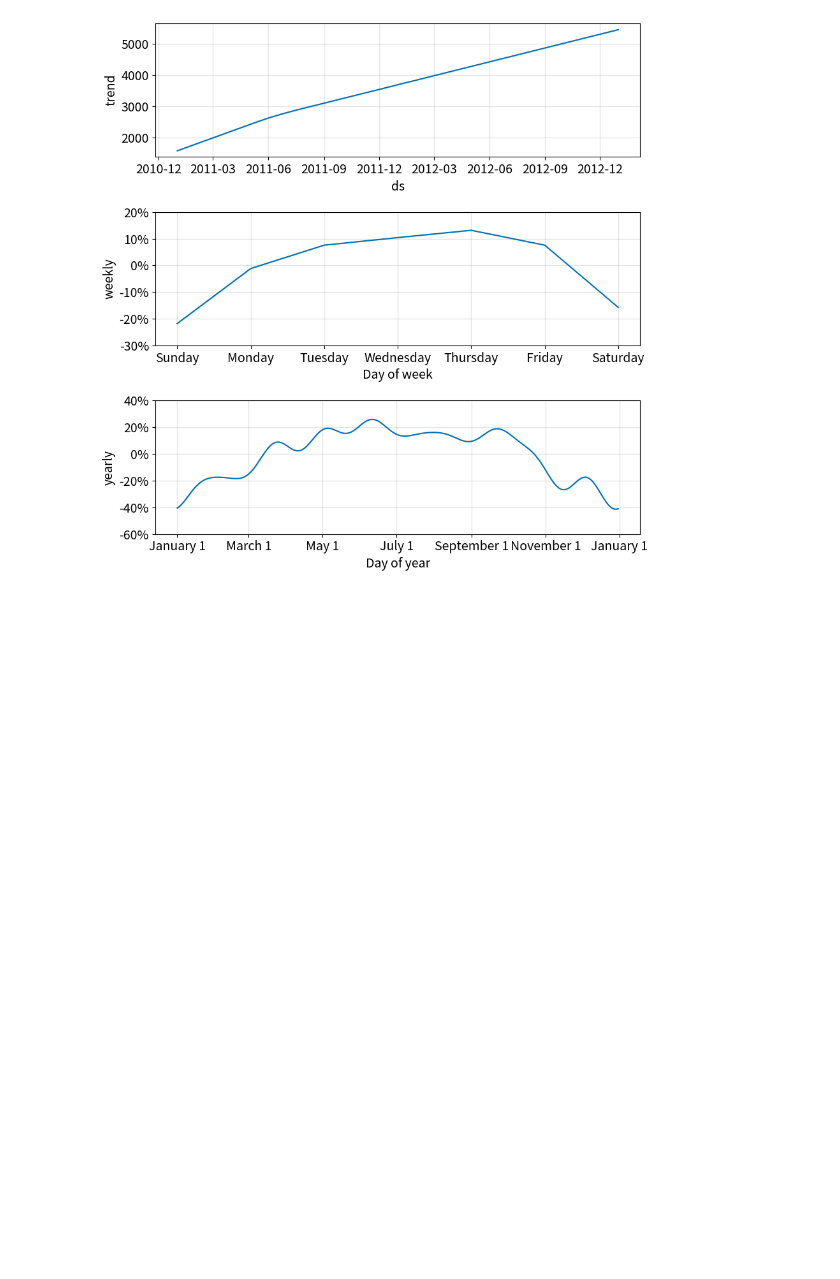
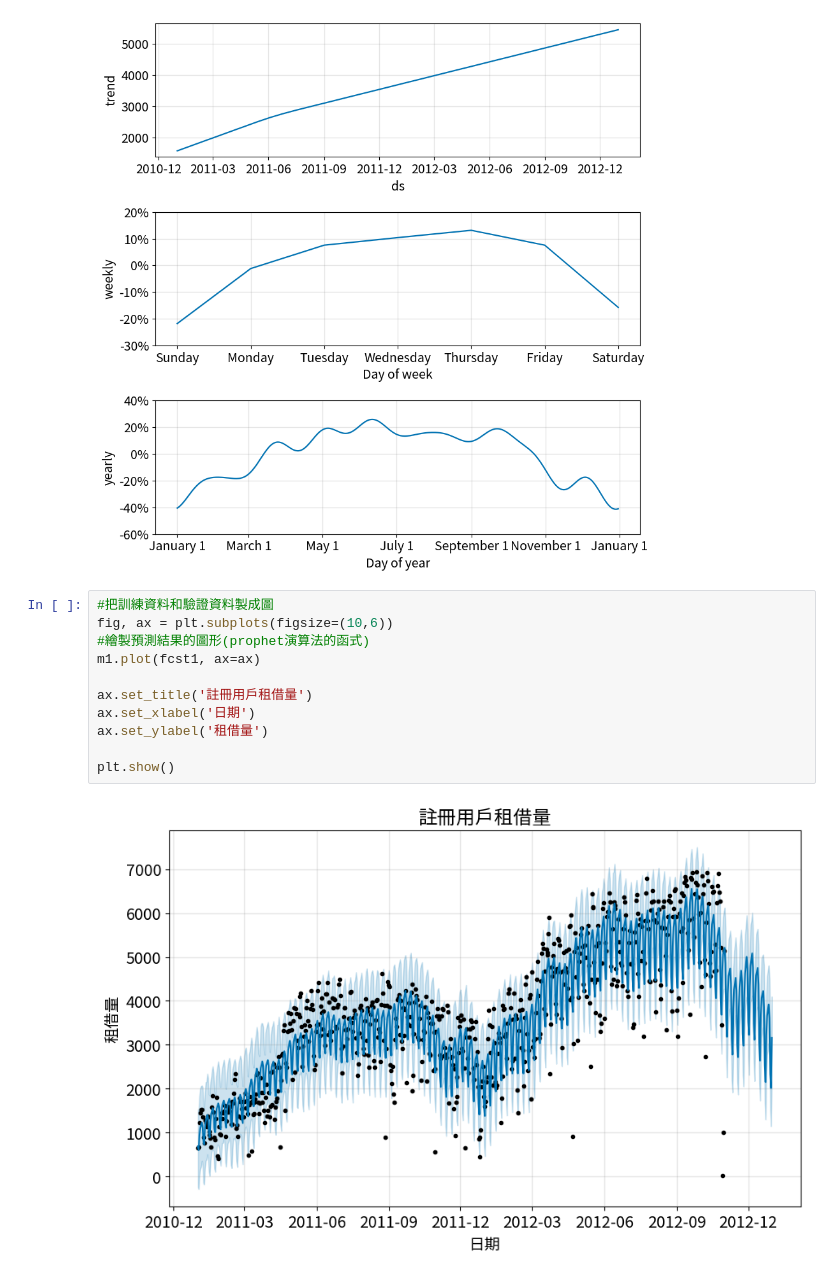
Before and after one commit to GaudiKao/learn-python-by-doing, a Jupyter notebook: Data_Structures&Alogrithms/季節週期性變化預測_時間序列.ipynb, the cells around one changed output. Drawn from its saved outputs; the diff is of its cells as text; blank space fills up the shorter version.

```diff
--- a/Data_Structures&Alogrithms/季節週期性變化預測_時間序列.ipynb
+++ b/Data_Structures&Alogrithms/季節週期性變化預測_時間序列.ipynb
@@ -127,3 +129,16 @@ fig = m1.plot_components(fcst1)
 plt.show()
 # %% [output]
 [figure]
+# %%
+#把訓練資料和驗證資料製成圖
+fig, ax = plt.subplots(figsize=(10,6))
+#繪製預測結果的圖形(prophet演算法的函式)
+m1.plot(fcst1, ax=ax)
+
+ax.set_title('註冊用戶租借量')
+ax.set_xlabel('日期')
+ax.set_ylabel('租借量')
+
+plt.show()
+# %% [output]
+[figure, added]
```
Also changed, not shown: parts of 3 cells of this notebook.
